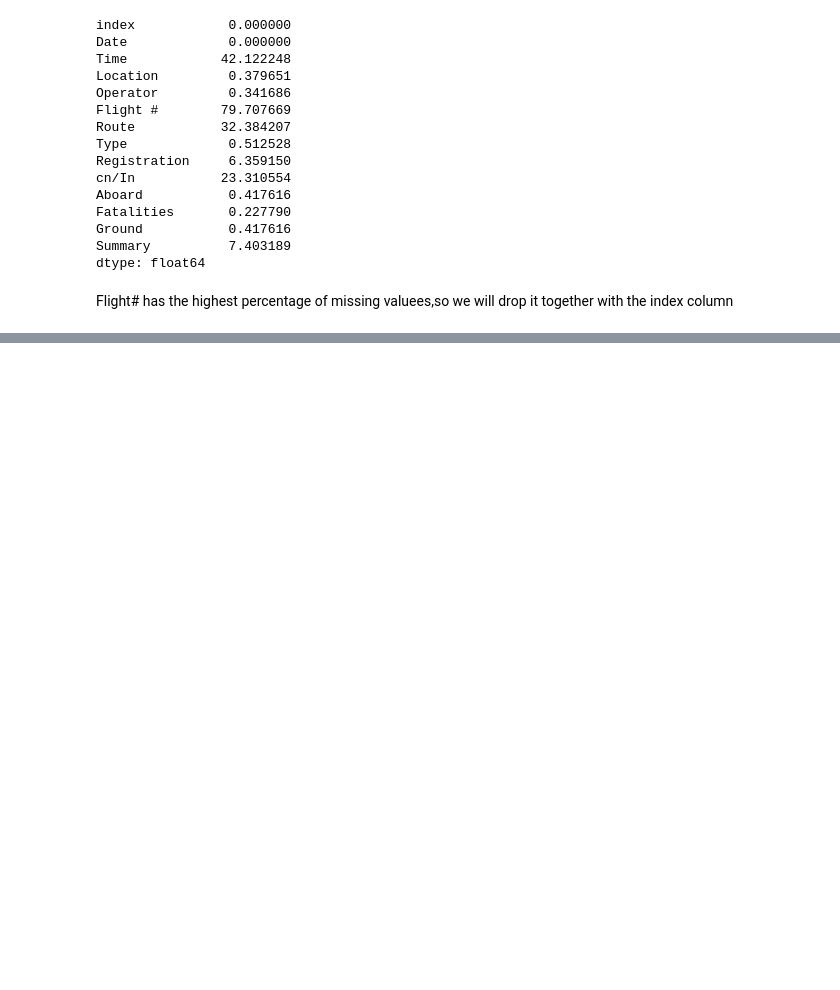
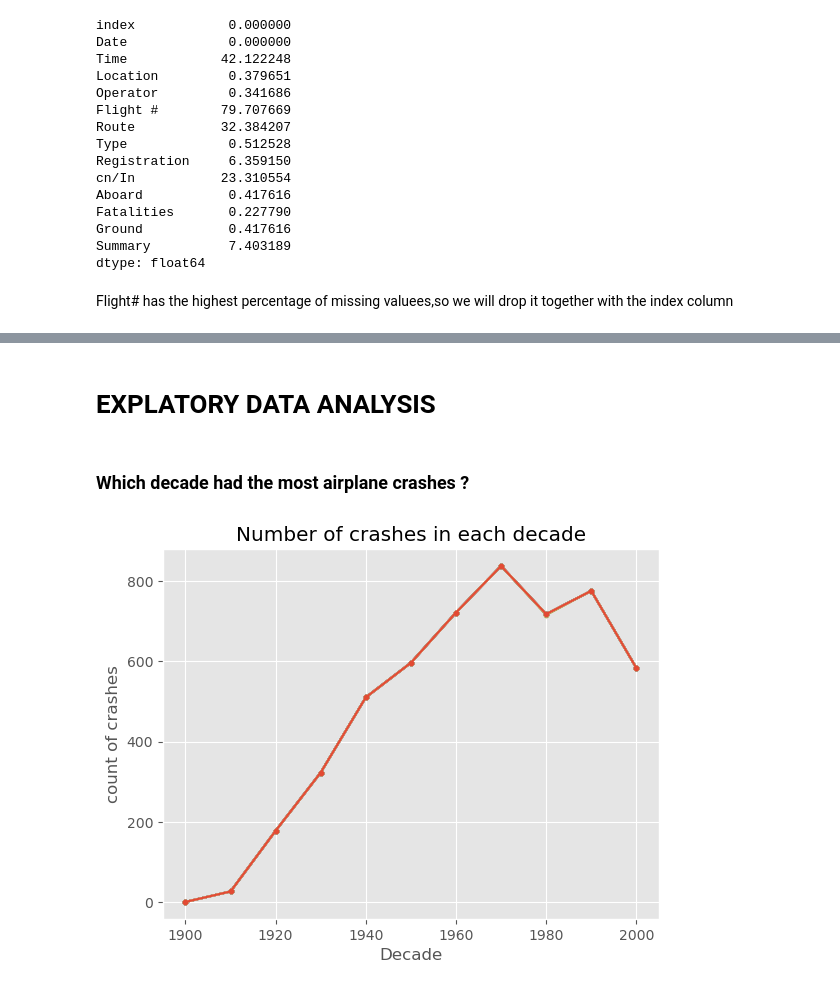
Before and after one commit to danielkimutai/Airplane-crashes-and-fatalities-analysis, a Jupyter notebook: index.ipynb, the cells around one changed output, grey strips where cells are left out. Saved outputs shown, nothing was run; the diff lists cells and outputs as text; code cells hidden in the pictures; blank space fills up the shorter version.

```diff
--- a/index.ipynb
+++ b/index.ipynb
@@ -173,2 +242,9 @@ TypeError: 'NoneType' object is not subscriptable
+# %%
+def get_weekend(Day_Week):
+    if Day_Week != 'Sunday' and Day_Week !='Saturday':
+        return 'weekday'
+    else:
+        return 'weekend'
+df['day1']=df['Day_Week'].apply(get_weekend)
 # %%
 df
@@ -175,2 +264,0 @@ df
-# %%
-df['Fatalities'].fillna(df['Fatalities'].mean(),inplace=True)
@@ -180,0 +265,3 @@ TypeError: 'NoneType' object is not subscriptable
+# %%
+ #new data frame with split value columns and getting the country
+df['Country']  = df['Location'].str.split(',').str[-1].str.strip().str.upper()
@@ -180,0 +278,3 @@ TypeError: 'NoneType' object is not subscriptable
+# %%
+df['decade']= (df['year']) // 10 * 10
+decade.value_counts()
@@ -180,0 +294,14 @@ TypeError: 'NoneType' object is not subscriptable
+# %% [markdown]
+#   EXPLATORY DATA ANALYSIS
+# %% [markdown]
+### Which decade had the most airplane crashes ?
+# %%
+
+decade_count=df.groupby(df['decade']).count()
+plt.plot(decade_count.index,decade_count,marker='.')
+plt.title('Number of crashes in each decade')
+plt.xlabel('Decade')
+plt.ylabel('count of crashes')
+plt.show()
+# %% [output]
+[figure, added]
```
Also changed, not shown: parts of 33 cells of this notebook.
